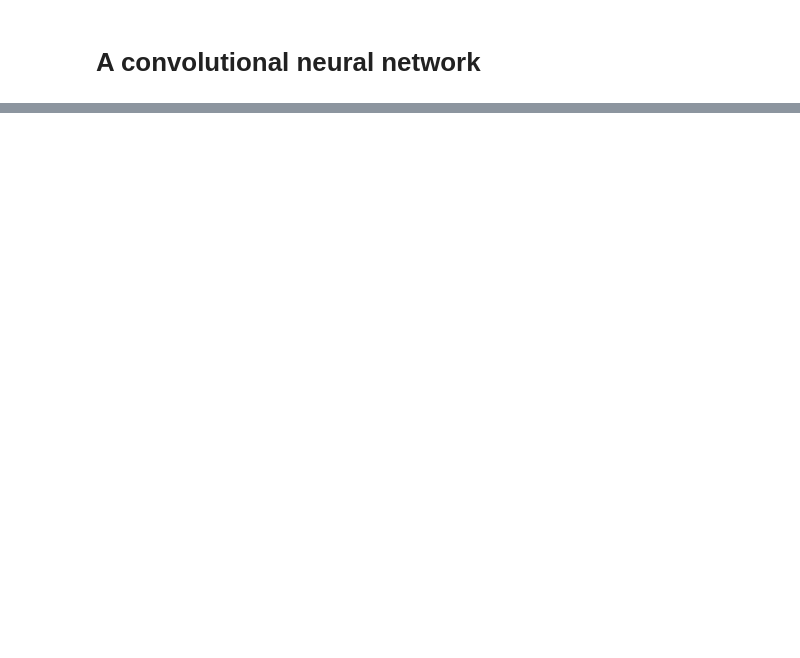
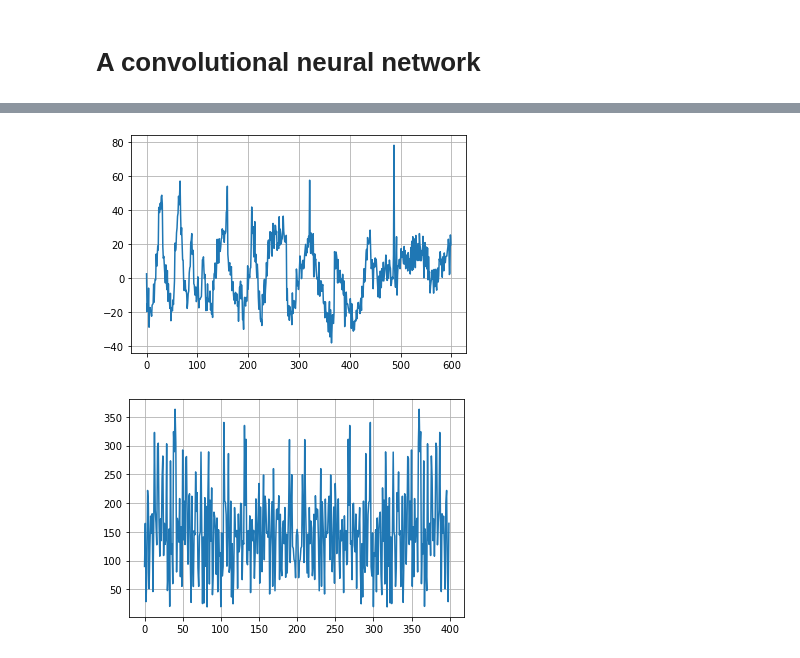
Before and after one commit to ThibaultAlexandre/exoplanet-search, a Jupyter notebook: main.ipynb, the cells around one changed output, grey strips where cells are left out. Drawn from its saved outputs; the diff is of its cells as text; code cells hidden in the pictures; blank space fills up the shorter version.

```diff
--- a/main.ipynb
+++ b/main.ipynb
@@ -298,2 +242,5 @@ model3.fake_detection_score(X_test,y_test)
 # %%
-model3.plot_features(X_train[70], cut_low=100, cut_high=100)
+model.plot_features(X_train[53], cut_low=100, cut_high=100)
+# %% [output]
+[figure, added]
+[figure, added]
```
Also changed, not shown: parts of 34 cells of this notebook.
